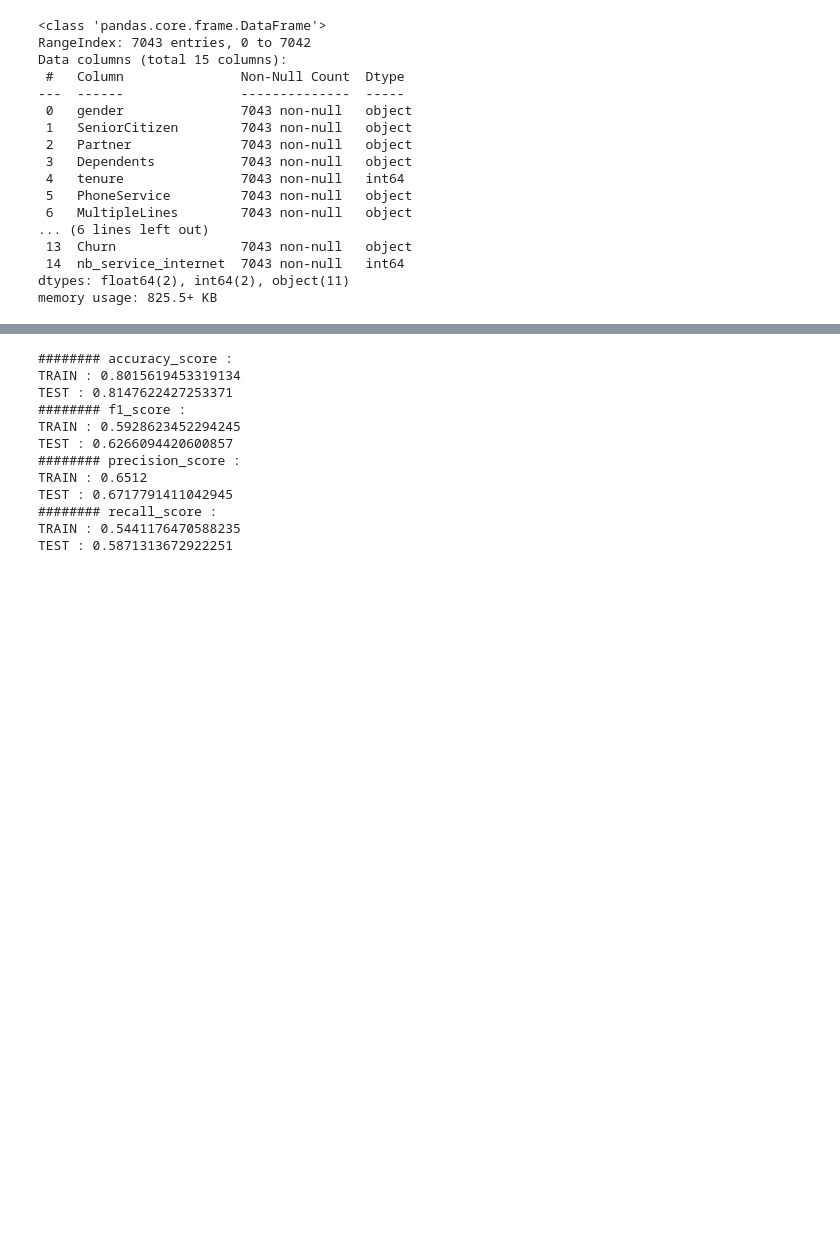
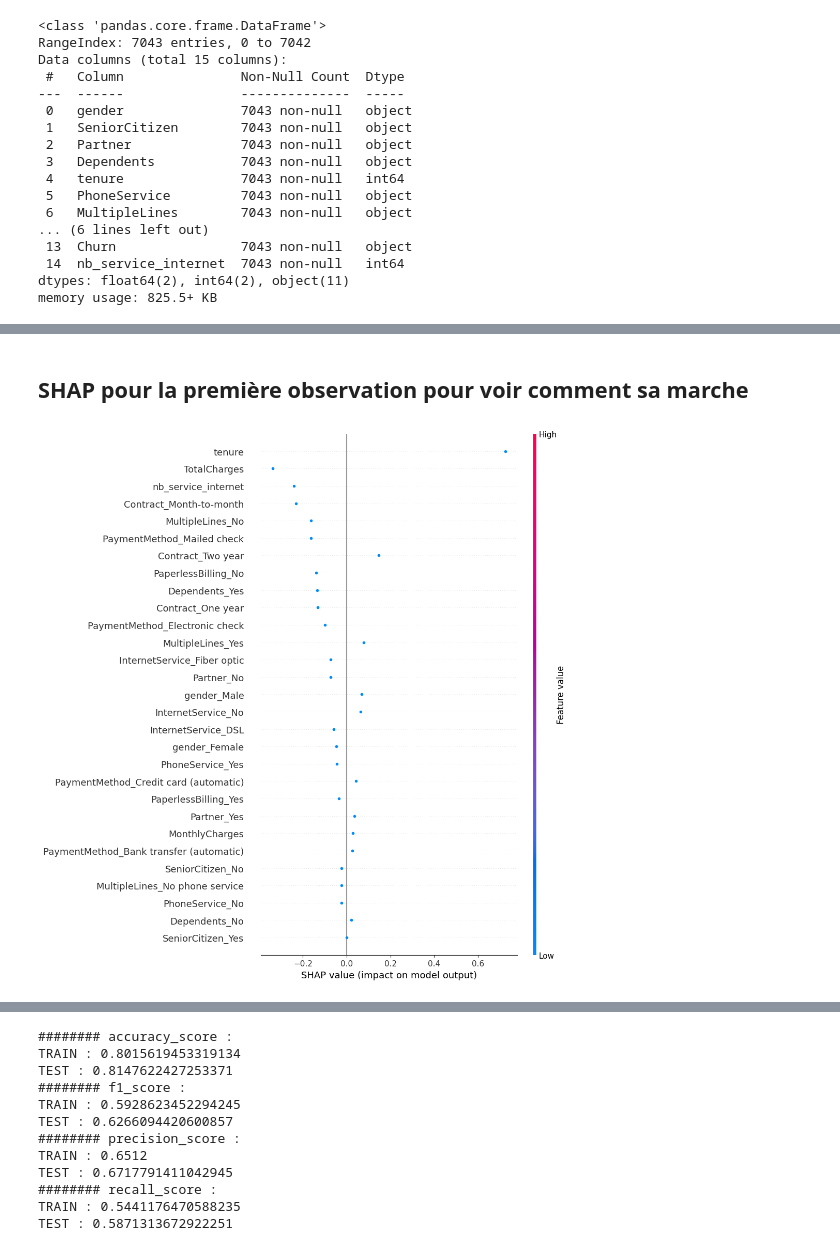
Before and after one commit to DonzerHD/classification_telco_churn, a Jupyter notebook: model.ipynb, the cells around one changed output, grey strips where cells are left out. Saved outputs shown, nothing was run; the diff lists cells and outputs as text; code cells hidden in the pictures; blank space fills up the shorter version.

```diff
--- a/model.ipynb
+++ b/model.ipynb
@@ -92,0 +169,20 @@ pipe = Pipeline([
+# %% [markdown]
+## SHAP pour la première observation pour voir comment sa marche
+# %%
+X_train_transformed = X_train_transformed[0]
+X_train_transformed = X_train_transformed.reshape(1, -1)
+# %%
+import shap.plots
+# Calcule les valeurs SHAP pour les caractéristiques
+shap_values = explainer(X_train_transformed)
+
+# Construire le DataFrame de SHAP
+shap_values = shap.Explanation(values=shap_values.values,
+                               base_values=shap_values.base_values,
+                               data=X_train_transformed,
+                               feature_names=feature_names)
+
+# Affiche le graphique beeswarm
+shap.plots.beeswarm(shap_values, max_display=50)
+# %% [output]
+[figure, added]
```
Also changed, not shown: parts of 15 cells of this notebook.
